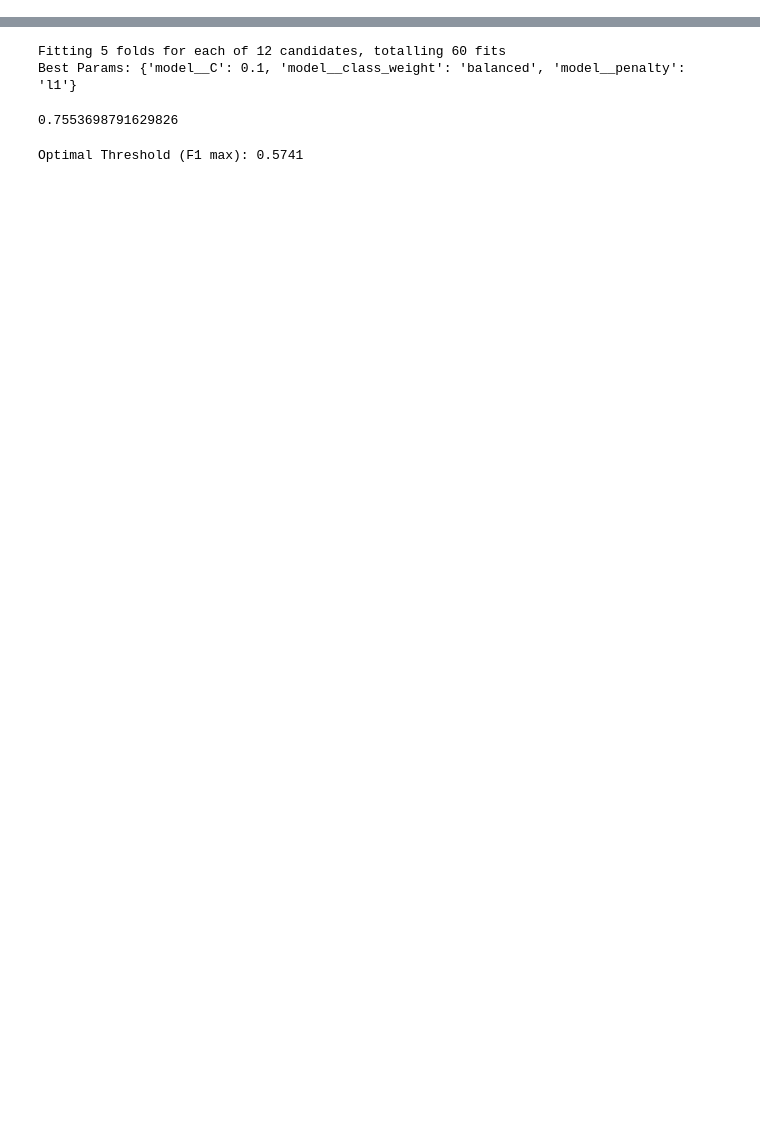
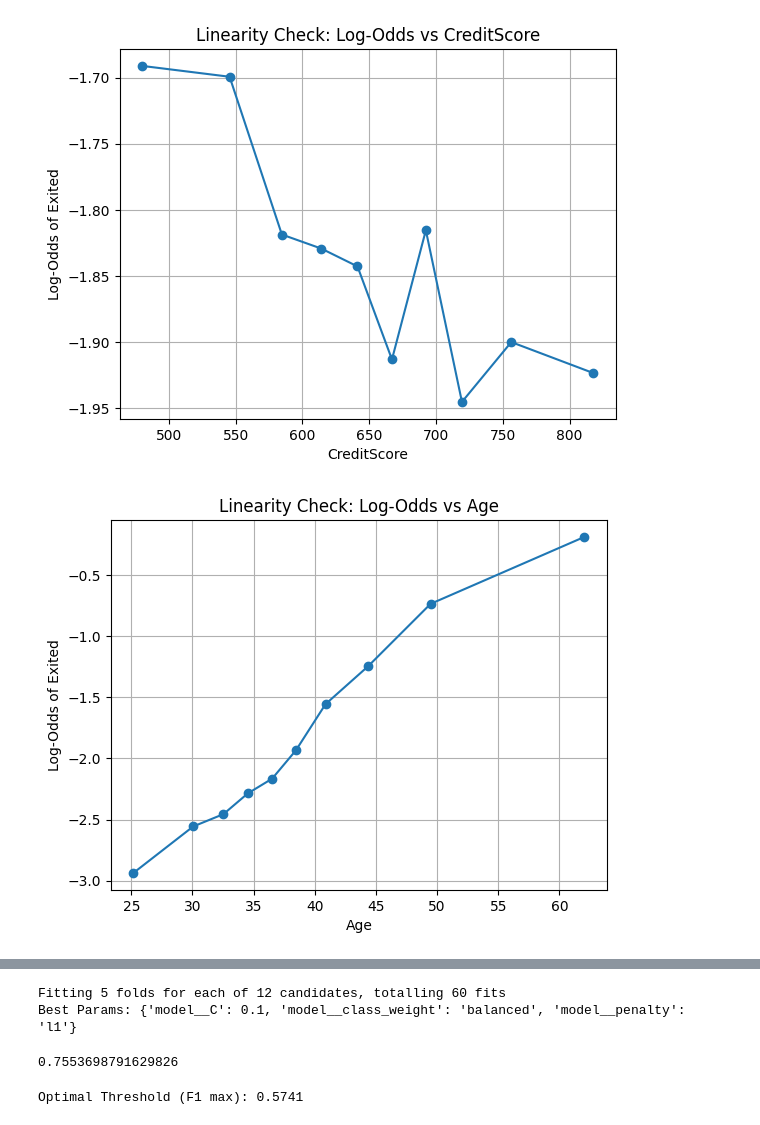
Before and after one commit to harnaiksahni1024/Bank_Churn_New, a Jupyter notebook: models_evaluation/LReg.ipynb, the cells around one changed output, grey strips where cells are left out. Saved outputs shown, nothing was run; the diff lists cells and outputs as text; code cells hidden in the pictures; blank space fills up the shorter version.

```diff
--- a/models_evaluation/LReg.ipynb
+++ b/models_evaluation/LReg.ipynb
@@ -13,7 +13,7 @@ from sklearn.linear_model import LogisticRegression
 from imblearn.pipeline import Pipeline as ImbPipeline
 from imblearn.over_sampling import SMOTE
 # %%
-df = pd.read_csv(r"C:\Users\dell\OneDrive\Desktop\bank churn\resources\analytical_base_table.csv")  # replace with actual data path
+df = pd.read_csv(r"F:\projects\bank churn\resources\analytical_base_table.csv")  # replace with actual data path
 X = df.drop(columns=['Exited'])
 y = df['Exited']
 
@@ -29,3 +29,10 @@ preprocessor = ColumnTransformer([
     ('num', StandardScaler(), scale_cols),
     ('cat', OneHotEncoder(sparse_output=False, handle_unknown='ignore'), cat_cols)
 ])
+# %%
+pipeline = ImbPipeline([
+    ('preprocessor', preprocessor),
+    # ('smote', SMOTE(random_state=42)),
+    ('model', LogisticRegression(solver='liblinear', max_iter=500))])
+# %%
+pipeline.fit(X_train, y_train)
@@ -31,0 +57,27 @@ preprocessor = ColumnTransformer([
+# %%
+numeric_cols = ['CreditScore', 'Age', 'Tenure', 'Balance', 'EstimatedSalary']
+
+# Get predicted probabilities and log-odds from already fitted pipeline
+pred_probs = pipeline.predict_proba(X_train)[:, 1]
+log_odds = np.log(pred_probs / (1 - pred_probs))
+
+# Add log-odds to raw X_train
+X_train_raw = X_train.copy()
+X_train_raw['log_odds'] = log_odds
+
+# Loop over each numeric column
+for col in numeric_cols:
+    X_train_raw[f'{col}_bin'] = pd.qcut(X_train_raw[col], q=10, duplicates='drop')
+    bin_means = X_train_raw.groupby(f'{col}_bin')[[col, 'log_odds']].mean()
+
+    # Plot
+    plt.figure()
+    plt.plot(bin_means[col], bin_means['log_odds'], marker='o')
+    plt.xlabel(col)
+    plt.ylabel('Log-Odds of Exited')
+    plt.title(f'Linearity Check: Log-Odds vs {col}')
+    plt.grid(True)
+    plt.show()
+# %% [output]
+[figure, added]
+[figure, added]
```
Also changed, not shown: parts of 10 cells of this notebook, 3 other files.
